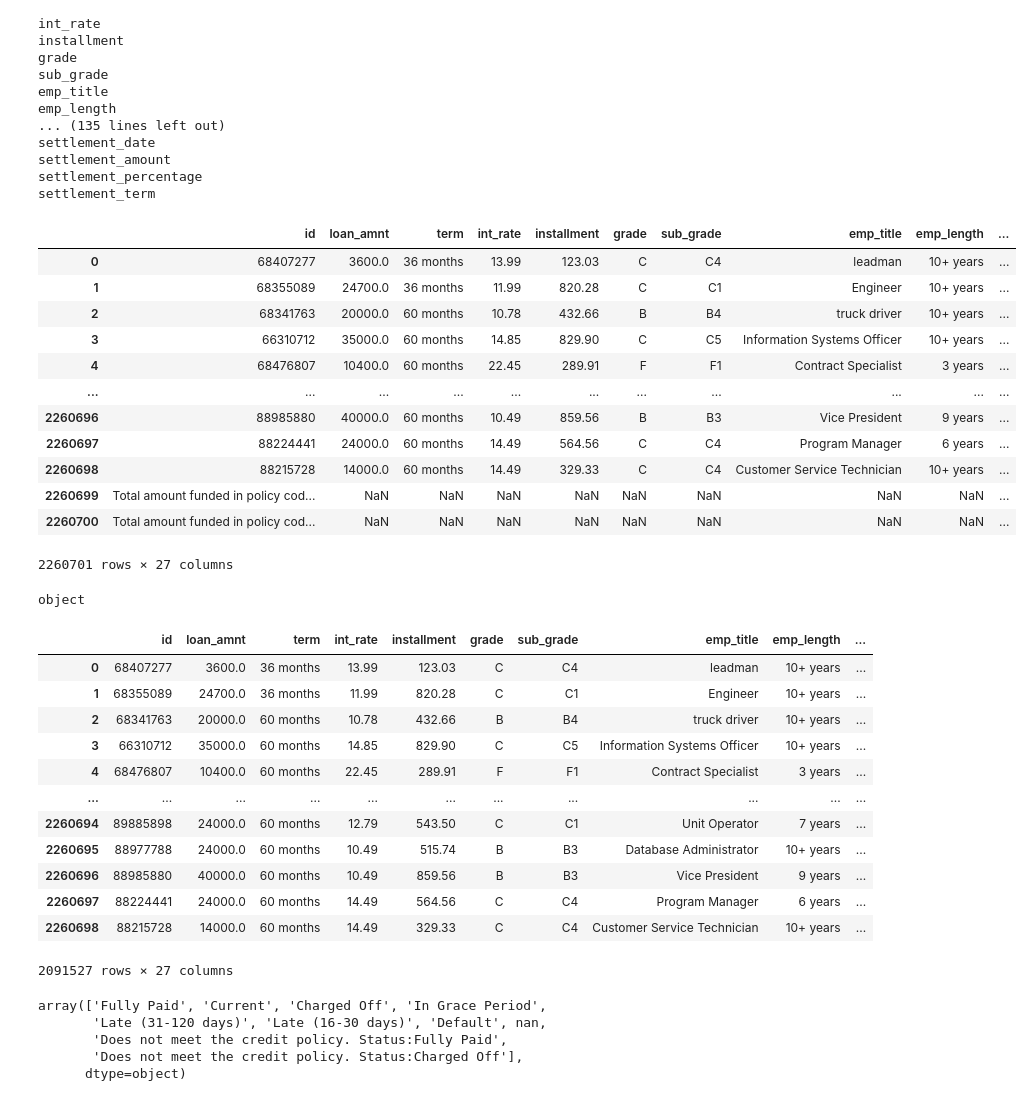
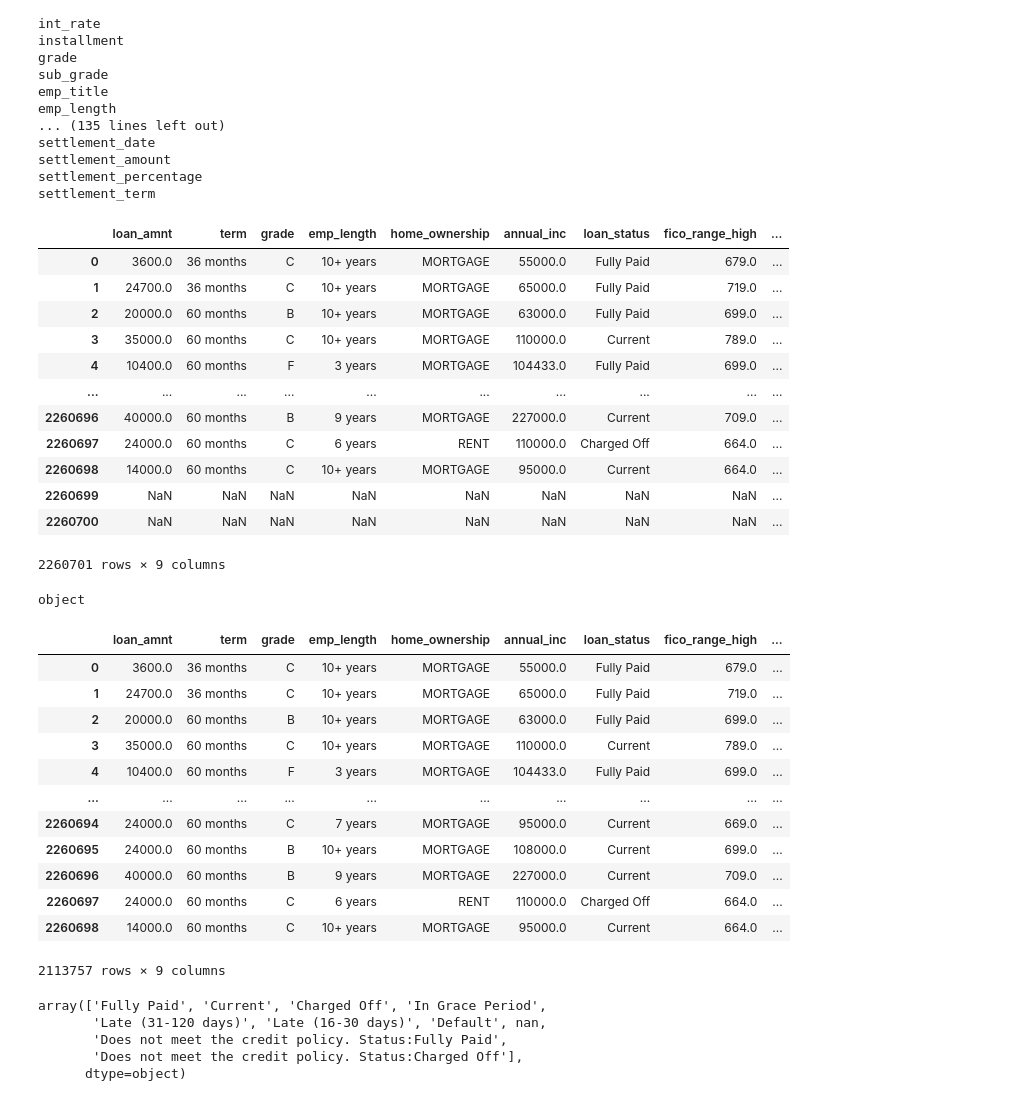
Before and after one commit to shindokl90-lab/Final_ML_Project, a Jupyter notebook: Clean and Shrink Loan Data KH.ipynb, the cells around one changed output. Saved outputs shown, nothing was run; the diff lists cells and outputs as text; code cells hidden in the pictures.

```diff
--- a/Clean and Shrink Loan Data KH.ipynb
+++ b/Clean and Shrink Loan Data KH.ipynb
@@ -43,22 +43,22 @@ settlement_percentage
 settlement_term
 # %%
 #drop all nonessential columns (from 150 columns to 27)
-loans_df = acc_data[['id','loan_amnt', 'term', 'int_rate', 'installment', 'grade', 'sub_grade', 'emp_title', 'emp_length', 'home_ownership', 'annual_inc', 'verification_status', 'issue_d', 'loan_status', 'pymnt_plan', 'purpose', 'addr_state', 'dti', 'earliest_cr_line', 'fico_range_low', 'fico_range_high', 'application_type', 'hardship_flag', 'pub_rec_bankruptcies','tax_liens', 'disbursement_method', 'debt_settlement_flag']]
+loans_df = acc_data[['loan_amnt', 'term', 'grade', 'emp_length', 'home_ownership', 'annual_inc', 'loan_status', 'fico_range_high', 'application_type',]]
 loans_df
 # %% [output]
-|  | id | loan_amnt | term | int_rate | installment | grade | sub_grade | emp_title | emp_length | ... |
-| 0 | 68407277 | 3600.0 | 36 months | 13.99 | 123.03 | C | C4 | leadman | 10+ years | ... |
-| 1 | 68355089 | 24700.0 | 36 months | 11.99 | 820.28 | C | C1 | Engineer | 10+ years | ... |
-| 2 | 68341763 | 20000.0 | 60 months | 10.78 | 432.66 | B | B4 | truck driver | 10+ years | ... |
-| 3 | 66310712 | 35000.0 | 60 months | 14.85 | 829.90 | C | C5 | Information Systems Officer | 10+ years | ... |
-| 4 | 68476807 | 10400.0 | 60 months | 22.45 | 289.91 | F | F1 | Contract Specialist | 3 years | ... |
-| ... | ... | ... | ... | ... | ... | ... | ... | ... | ... | ... |
-| 2260696 | 88985880 | 40000.0 | 60 months | 10.49 | 859.56 | B | B3 | Vice President | 9 years | ... |
-| 2260697 | 88224441 | 24000.0 | 60 months | 14.49 | 564.56 | C | C4 | Program Manager | 6 years | ... |
-| 2260698 | 88215728 | 14000.0 | 60 months | 14.49 | 329.33 | C | C4 | Customer Service Technician | 10+ years | ... |
-| 2260699 | Total amount funded in policy cod... | NaN | NaN | NaN | NaN | NaN | NaN | NaN | NaN | ... |
-| 2260700 | Total amount funded in policy cod... | NaN | NaN | NaN | NaN | NaN | NaN | NaN | NaN | ... |
+|  | loan_amnt | term | grade | emp_length | home_ownership | annual_inc | loan_status | fico_range_high | ... |
+| 0 | 3600.0 | 36 months | C | 10+ years | MORTGAGE | 55000.0 | Fully Paid | 679.0 | ... |
+| 1 | 24700.0 | 36 months | C | 10+ years | MORTGAGE | 65000.0 | Fully Paid | 719.0 | ... |
+| 2 | 20000.0 | 60 months | B | 10+ years | MORTGAGE | 63000.0 | Fully Paid | 699.0 | ... |
+| 3 | 35000.0 | 60 months | C | 10+ years | MORTGAGE | 110000.0 | Current | 789.0 | ... |
+| 4 | 10400.0 | 60 months | F | 3 years | MORTGAGE | 104433.0 | Fully Paid | 699.0 | ... |
+| ... | ... | ... | ... | ... | ... | ... | ... | ... | ... |
+| 2260696 | 40000.0 | 60 months | B | 9 years | MORTGAGE | 227000.0 | Current | 709.0 | ... |
+| 2260697 | 24000.0 | 60 months | C | 6 years | RENT | 110000.0 | Charged Off | 664.0 | ... |
+| 2260698 | 14000.0 | 60 months | C | 10+ years | MORTGAGE | 95000.0 | Current | 664.0 | ... |
+| 2260699 | NaN | NaN | NaN | NaN | NaN | NaN | NaN | NaN | ... |
+| 2260700 | NaN | NaN | NaN | NaN | NaN | NaN | NaN | NaN | ... |
-2260701 rows × 27 columns
+2260701 rows × 9 columns
 # %%
 #check datatype of certain columns
 columnpDatatype = acc_data.dtypes['id']
@@ -69,19 +69,19 @@ object
 #drop rows with NaaN value left with ~2 million rows
 loans_df.dropna(how='any')
 # %% [output]
-|  | id | loan_amnt | term | int_rate | installment | grade | sub_grade | emp_title | emp_length | ... |
-| 0 | 68407277 | 3600.0 | 36 months | 13.99 | 123.03 | C | C4 | leadman | 10+ years | ... |
-| 1 | 68355089 | 24700.0 | 36 months | 11.99 | 820.28 | C | C1 | Engineer | 10+ years | ... |
-| 2 | 68341763 | 20000.0 | 60 months | 10.78 | 432.66 | B | B4 | truck driver | 10+ years | ... |
-| 3 | 66310712 | 35000.0 | 60 months | 14.85 | 829.90 | C | C5 | Information Systems Officer | 10+ years | ... |
-| 4 | 68476807 | 10400.0 | 60 months | 22.45 | 289.91 | F | F1 | Contract Specialist | 3 years | ... |
-| ... | ... | ... | ... | ... | ... | ... | ... | ... | ... | ... |
-| 2260694 | 89885898 | 24000.0 | 60 months | 12.79 | 543.50 | C | C1 | Unit Operator | 7 years | ... |
-| 2260695 | 88977788 | 24000.0 | 60 months | 10.49 | 515.74 | B | B3 | Database Administrator | 10+ years | ... |
-| 2260696 | 88985880 | 40000.0 | 60 months | 10.49 | 859.56 | B | B3 | Vice President | 9 years | ... |
-| 2260697 | 88224441 | 24000.0 | 60 months | 14.49 | 564.56 | C | C4 | Program Manager | 6 years | ... |
-| 2260698 | 88215728 | 14000.0 | 60 months | 14.49 | 329.33 | C | C4 | Customer Service Technician | 10+ years | ... |
+|  | loan_amnt | term | grade | emp_length | home_ownership | annual_inc | loan_status | fico_range_high | ... |
+| 0 | 3600.0 | 36 months | C | 10+ years | MORTGAGE | 55000.0 | Fully Paid | 679.0 | ... |
+| 1 | 24700.0 | 36 months | C | 10+ years | MORTGAGE | 65000.0 | Fully Paid | 719.0 | ... |
+| 2 | 20000.0 | 60 months | B | 10+ years | MORTGAGE | 63000.0 | Fully Paid | 699.0 | ... |
+| 3 | 35000.0 | 60 months | C | 10+ years | MORTGAGE | 110000.0 | Current | 789.0 | ... |
+| 4 | 10400.0 | 60 months | F | 3 years | MORTGAGE | 104433.0 | Fully Paid | 699.0 | ... |
+| ... | ... | ... | ... | ... | ... | ... | ... | ... | ... |
+| 2260694 | 24000.0 | 60 months | C | 7 years | MORTGAGE | 95000.0 | Current | 669.0 | ... |
+| 2260695 | 24000.0 | 60 months | B | 10+ years | MORTGAGE | 108000.0 | Current | 699.0 | ... |
+| 2260696 | 40000.0 | 60 months | B | 9 years | MORTGAGE | 227000.0 | Current | 709.0 | ... |
+| 2260697 | 24000.0 | 60 months | C | 6 years | RENT | 110000.0 | Charged Off | 664.0 | ... |
+| 2260698 | 14000.0 | 60 months | C | 10+ years | MORTGAGE | 95000.0 | Current | 664.0 | ... |
-2091527 rows × 27 columns
+2113757 rows × 9 columns
 # %%
 loans_df.to_csv('clean_loans.csv')
 # %%
```
Also changed, not shown: parts of 17 cells of this notebook.
